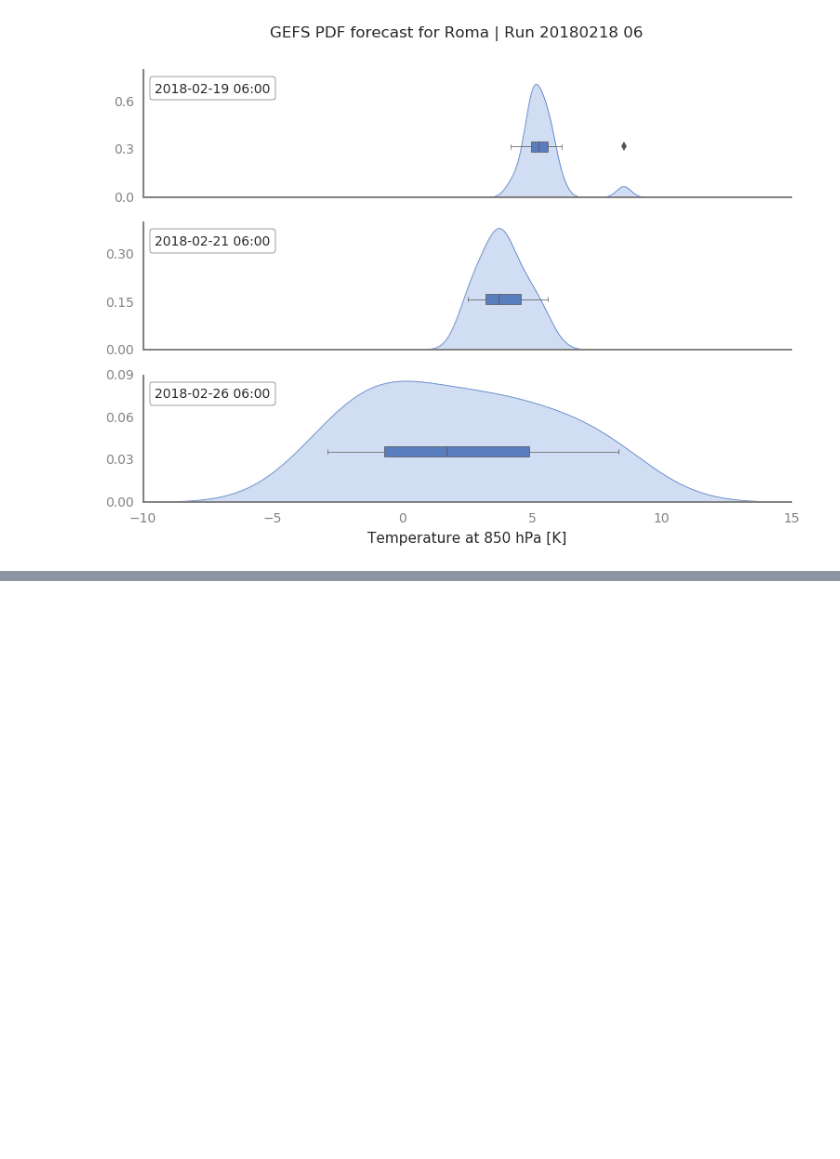
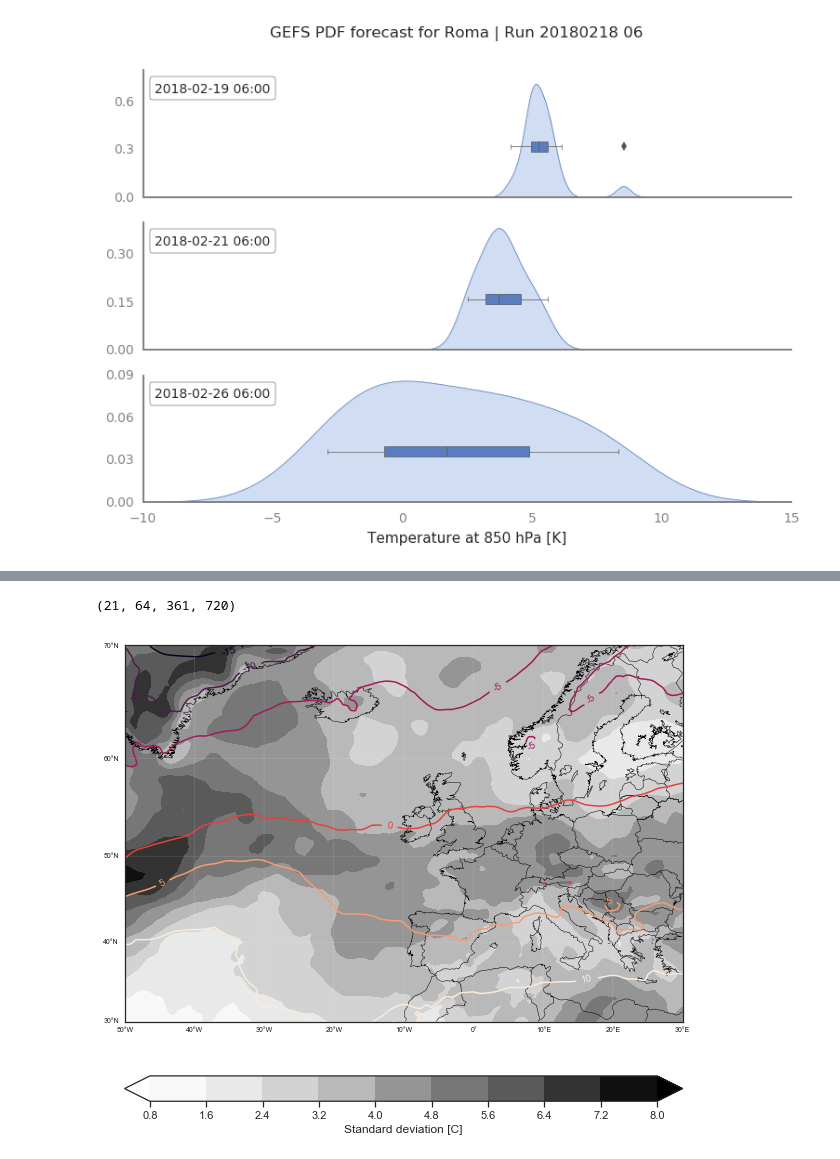
Before and after one commit to guidocioni/gens, a Jupyter notebook: plot_gefs.ipynb, the cells around one changed output, grey strips where cells are left out. Saved outputs shown, nothing was run; the diff lists cells and outputs as text; code cells hidden in the pictures; blank space fills up the shorter version.

```diff
--- a/plot_gefs.ipynb
+++ b/plot_gefs.ipynb
@@ -267 +268,31 @@ for city_to_plot in cities:
 <Figure size 432x288 with 0 Axes>
+# %%
+t_850hpa.shape
+# %% [output]
+(21, 64, 361, 720)
+# %%
+fig = plt.figure(figsize=(10,10))
+
+m = Basemap(projection='mill', llcrnrlon=-50, llcrnrlat=30, urcrnrlon=30, urcrnrlat=70, resolution='l')
+
+# lon2d, lat2d = np.meshgrid(lon, lat)
+lon2d, lat2d = np.meshgrid(merged['lon'], merged['lat'])
+
+m.drawcoastlines(linewidth=0.5, linestyle='solid', color='black')
+m.drawcountries(linewidth=0.5, linestyle='solid', color='black')
+m.drawparallels(np.arange(-90.0, 90.0, 10.), linewidth=0.2, color='white',
+                labels=[True, False, False, True], fontsize=7)
+m.drawmeridians(np.arange(0.0, 360.0, 10.), linewidth=0.2, color='white',
+                labels=[True, False, False, True], fontsize=7)
+
+levels=(-15, -10, -5, 0, 5, 10)
+c = m.contour(lon2d, lat2d, t_850hpa.mean(axis=0)[-1,:,:], extend='both', levels=levels, latlon=True)
+cs = m.contourf(lon2d, lat2d, t_850hpa.std(axis=0)[-1,:,:], extend='both', cmap='Greys', latlon=True)
+
+plt.gca().clabel(c, c.levels, inline=True, fmt='%d' , fontsize=10)
+
+plt.colorbar(orientation='horizontal', label='Standard deviation [C]', pad=0.1, fraction=0.05)
+
+plt.show()
+# %% [output]
+[figure, added]
```
Also changed, not shown: parts of 5 cells of this notebook, 8 other files.
